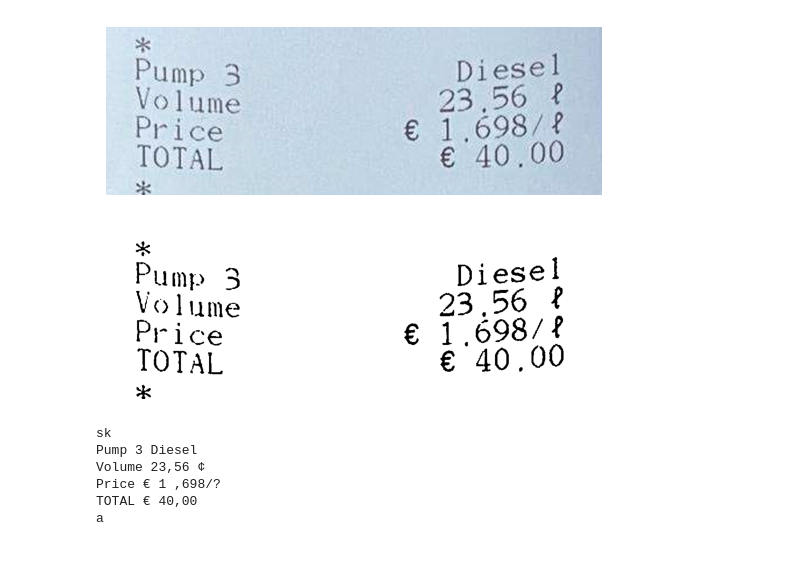
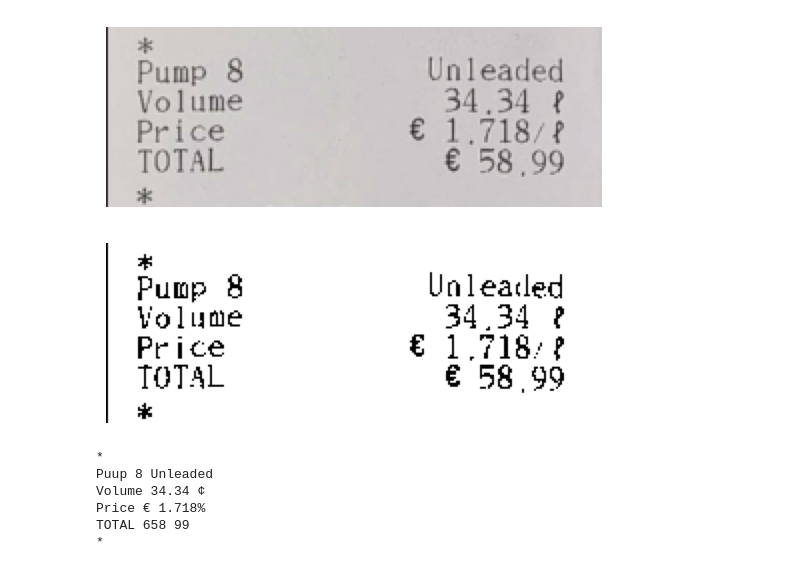
Before and after one commit to ndavido/fuelbuddy, a Jupyter notebook: Backend/OCR_Jupyter/ocr_reciepts.ipynb, the cells around one changed output. Cells and saved outputs as stored; diff of their text form; code cells hidden in the pictures.

```diff
--- a/Backend/OCR_Jupyter/ocr_reciepts.ipynb
+++ b/Backend/OCR_Jupyter/ocr_reciepts.ipynb
@@ -6,14 +6,17 @@ import pytesseract
 from matplotlib import pyplot as plt
 import numpy as np
 # %%
-image_path = 'images/reciepts/rec2.jpg'
-# image_path = 'images/reciepts/rec2_recut.png'
+# image_path = 'images/reciepts/rec5.jpg'
+# image_path = 'images/reciepts/rec5_v2.jpg'
+# image_path = 'images/reciepts/rec5_v3.jpg'
+# image_path = 'images/reciepts/rec5_v4.jpg'
+image_path = 'images/reciepts/rec5_v5_cut.png'
 image = cv2.imread(image_path)
 plt.imshow(image)
 plt.axis('off')
 plt.show()
 # %% [output]
-[figure, old version]
+[figure, new version]
 # %%
 def preprocess(image):
     gray = cv2.cvtColor(image, cv2.COLOR_BGR2GRAY)
@@ -24,23 +27,23 @@ plt.imshow(preprocess(image), cmap='gray')
 plt.axis('off')
 plt.show()
 # %% [output]
-[figure, old version]
+[figure, new version]
 # %%
 
 custom_config = r'--oem 3 --psm 6 outputbase'
 
-text = pytesseract.image_to_string(image, config=custom_config)
+text = pytesseract.image_to_string(preprocess(image), config=custom_config)
 filtered_text = '\n'.join(
     line for line in text.split('\n') if line.strip() != '')
 
 print(filtered_text)
 # %% [output]
-sk
-Pump 3 Diesel
-Volume 23,56 ¢
-Price € 1 ,698/?
-TOTAL € 40,00
-a
+*
+Puup 8 Unleaded
+Volume 34.34 ¢
+Price € 1.718%
+TOTAL 658 99
+*
 # %%
 import re
 from fuzzywuzzy import process
```
Also changed, not shown: parts of 1 cell of this notebook, 1 other file.
